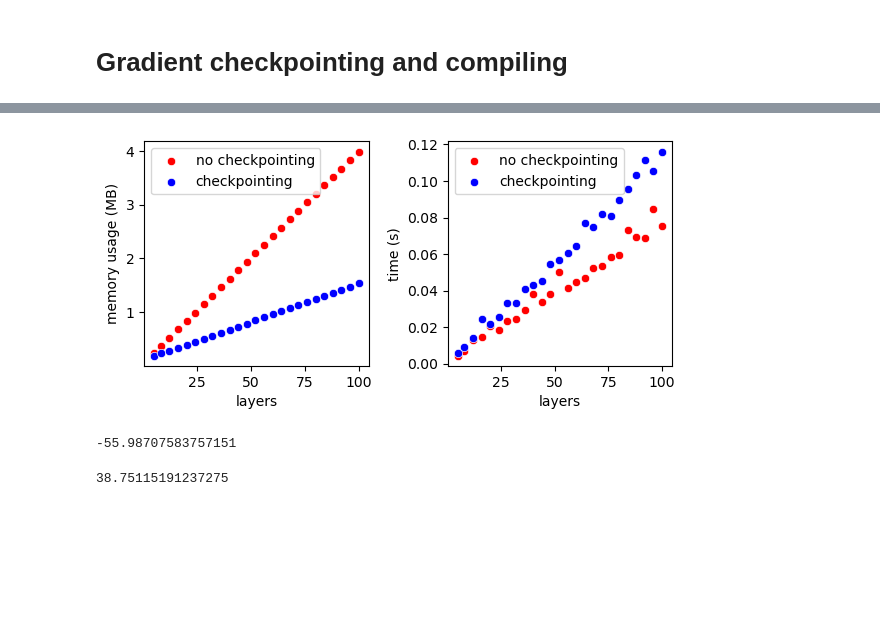
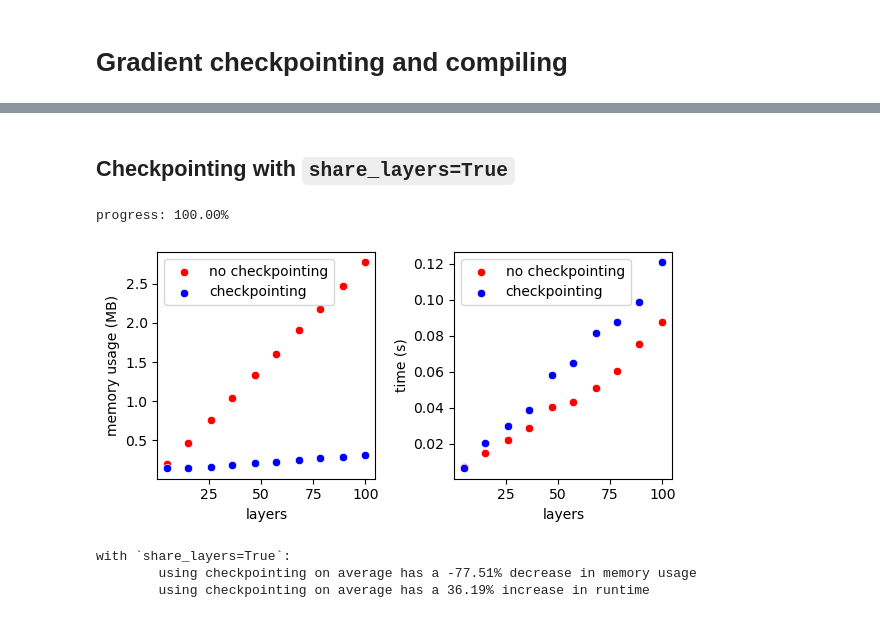
Before and after one commit to nathanieljevans/GSNN, a Jupyter notebook: docs/tutorials/06_checkpointing_and_compiling.ipynb, the cells around one changed output, grey strips where cells are left out. Cells and saved outputs as stored; diff of their text form; code cells hidden in the pictures; blank space fills up the shorter version.

Commit message:
gradient checkpointing tutorial edits

```diff
--- a/docs/tutorials/06_checkpointing_and_compiling.ipynb
+++ b/docs/tutorials/06_checkpointing_and_compiling.ipynb
@@ -26,14 +38,3 @@ G, pos, x_train, x_test, y_train, y_test, \
-# %%
-kwargs = {'channels': 10,
-          'share_layers': False,
-          'bias': True,
-          'add_function_self_edges': True,
-          'norm': 'none',
-          'residual': True,
-          'dropout': 0.}
-
-device = 'cuda' if torch.cuda.is_available() else 'cpu'
-data = nx2pyg(G, input_nodes, function_nodes, output_nodes)
 # %%
 def memory_usage(model, x_train):
     torch.cuda.reset_peak_memory_stats()
@@ -79,28 +110,59 @@ progress: 100.00%
+# %% [markdown]
+## Checkpointing with `share_layers=True`
 # %%
+
+res = {'layers':[], 'mem_no_ckpt':[], 'time_no_ckpt':[], 'mem_ckpt':[], 'time_ckpt':[]}
+
+for layers in np.linspace(5,100,10):
+    print(f'progress: {layers:.2f}%', end='\r')
+    layers = int(layers)
+
+    model_no_ckpt = GSNN(data.edge_index_dict,
+                        data.node_names_dict,
+                        share_layers=True,
+                        checkpoint=False,
+                        layers=layers,
+                        **kwargs).to(device)
+
+    model_ckpt = GSNN(data.edge_index_dict,
+                        data.node_names_dict,
+                        share_layers=True,
+                        checkpoint=True,
+                        layers=layers,
+                        **kwargs).to(device)
+
+    res['layers'].append(layers)
+    res['mem_no_ckpt'].append(memory_usage(model_no_ckpt, x_train))
+    res['time_no_ckpt'].append(time_usage(model_no_ckpt, x_train))
+    res['mem_ckpt'].append(memory_usage(model_ckpt, x_train))
+    res['time_ckpt'].append(time_usage(model_ckpt, x_train))
+
+res = pd.DataFrame(res)
+
 f,axes = plt.subplots(1,2, figsize=(6,3))
 sbn.scatterplot(data=res, x='layers', y='mem_no_ckpt', color='red', label='no checkpointing', ax=axes[0])
 sbn.scatterplot(data=res, x='layers', y='mem_ckpt', color='blue', label='checkpointing', ax=axes[0])
 
 sbn.scatterplot(data=res, x='layers', y='time_no_ckpt', color='red', label='no checkpointing', ax=axes[1])
 sbn.scatterplot(data=res, x='layers', y='time_ckpt', color='blue', label='checkpointing', ax=axes[1])
 
 axes[0].set_ylabel('memory usage (MB)')
 axes[1].set_ylabel('time (s)')
 axes[0].set_xlabel('layers')
 axes[1].set_xlabel('layers')
 plt.tight_layout()
 plt.show()
+
+mem_percent_change = ((res.mem_ckpt - res.mem_no_ckpt)/res.mem_no_ckpt*100).mean()
+
+time_percent_change = ((res.time_ckpt - res.time_no_ckpt)/res.time_no_ckpt*100).mean()
+
+print('with `share_layers=True`:')
+print(f'\tusing checkpointing on average has a {mem_percent_change:.2f}% decrease in memory usage')
+print(f'\tusing checkpointing on average has a {time_percent_change:.2f}% increase in runtime')
 # %% [output]
+progress: 100.00%
-[figure, old version]
+[figure, new version]
+with `share_layers=True`:
+        using checkpointing on average has a -77.51% decrease in memory usage
+        using checkpointing on average has a 36.19% increase in runtime
-# %%
-# percent change in memory usage
-# using checkpointing on average has a ~55% decrease in memory usage
-((res.mem_ckpt - res.mem_no_ckpt)/res.mem_no_ckpt*100).mean()
-# %% [output]
--55.98707583757151
-# %%
-# percent change in runtime
-# using checkpointing on average has a ~40% increase in runtime.
-((res.time_ckpt - res.time_no_ckpt)/res.time_no_ckpt*100).mean()
-# %% [output]
-38.75115191237275
```
Also changed, not shown: parts of 3 cells of this notebook.
